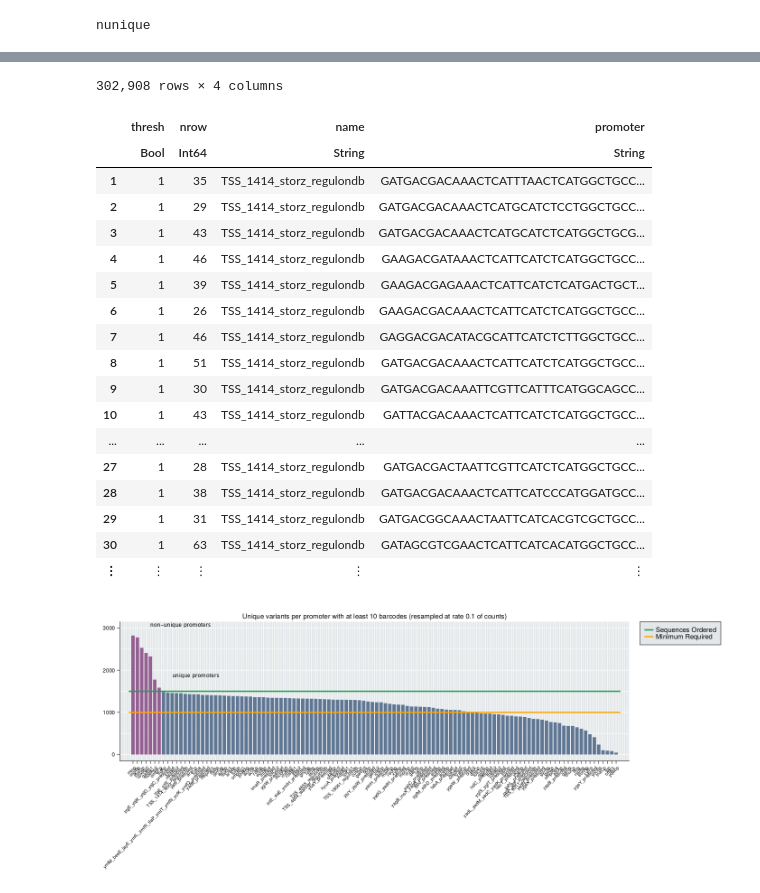
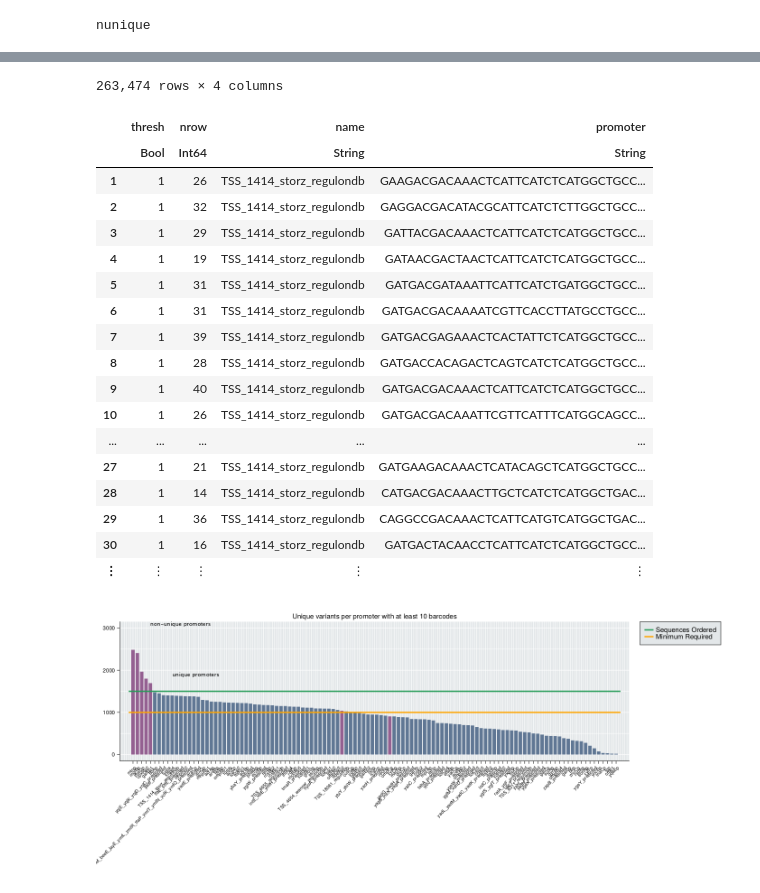
Before and after one commit to RPGroup-PBoC/Reg-Seq-2, a Jupyter notebook: code/processing/20220514_mapping/mapping_aligned_promoters.ipynb, the cells around one changed output, grey strips where cells are left out. Cells and saved outputs as stored; diff of their text form; code cells hidden in the pictures.

```diff
--- a/code/processing/20220514_mapping/mapping_aligned_promoters.ipynb
+++ b/code/processing/20220514_mapping/mapping_aligned_promoters.ipynb
@@ -60,15 +57,30 @@ df_wt = df_seqs[1:1501:119*1501, :]
 | ⋮ | ⋮ | ⋮ |
 # %% [markdown]
 Read in the mapped sequencing reads. Remove reads that could not be mapped to a certain promoter, and threshold promoter variants by number of unique barcodes identified.
+# %%
+df = DataFrame()
+for (root, dirs, files) in walkdir("../../../data/barcodes/20220514_mapping/100_per_gene_filtered/")
+    for file in files
+        if split(file, '.')[end] == "txt"
+            name = join(split(file, '_')[1:end-2], '_')
+            if name != "*"
+                _df = CSV.read(
+                    joinpath(root, file),
+                        DataFrame,
+                        types=Dict(
+                            "name" => String,
+                        )
+                    )
+                append!(
+                    df,
+                    _df
+                )
+            end
+        end
+    end
+end
 # %%
 # Import data file
-df = CSV.read(
-    "../../../data/barcodes/20220514_mapping/per_gene/*_filtered.txt",
-    DataFrame,
-    header=[:promoter, :barcode, :count, :name]
-)
-
-# Filter out unmapped sequences
 df = df[df.name .!= "*", :]
 
 # Count unique barcodes per promoter variant
@@ -76,4 +88,6 @@ df_bc = combine(groupby(df, [:promoter, :name]), nrow)[:, [:nrow, :name, :promot
 
 # Filter at 10 barcodes per variant
 insertcols!(df_bc, 1, :thresh => map(x -> x > 9, df_bc.nrow))
+df_bc.name |> unique
+CSV.write("../../../data/barcodes/20220514_mapping/mapped_barcodes.csv", df)
 # %% [output]
@@ -326,24 +340,24 @@ df_bc_re = combine(groupby(df_resample, [:promoter, :name]), nrow)[:, [:nrow, :n
 # Filter at 10 barcodes per variant
 insertcols!(df_bc_re, 1, :thresh => map(x -> x > 9, df_bc_re.nrow))
 # %% [output]
-302,908 rows × 4 columns
+263,474 rows × 4 columns
 |  | thresh | nrow | name | promoter |
 |  | Bool | Int64 | String | String |
-| 1 | 1 | 35 | TSS_1414_storz_regulondb | GATGACGACAAACTCATTTAACTCATGGCTGCC... |
-| 2 | 1 | 29 | TSS_1414_storz_regulondb | GATGACGACAAACTCATGCATCTCCTGGCTGCC... |
-| 3 | 1 | 43 | TSS_1414_storz_regulondb | GATGACGACAAACTCATGCATCTCATGGCTGCG... |
-| 4 | 1 | 46 | TSS_1414_storz_regulondb | GAAGACGATAAACTCATTCATCTCATGGCTGCC... |
-| 5 | 1 | 39 | TSS_1414_storz_regulondb | GAAGACGAGAAACTCATTCATCTCATGACTGCT... |
-| 6 | 1 | 26 | TSS_1414_storz_regulondb | GAAGACGACAAACTCATTCATCTCATGGCTGCC... |
-| 7 | 1 | 46 | TSS_1414_storz_regulondb | GAGGACGACATACGCATTCATCTCTTGGCTGCC... |
-| 8 | 1 | 51 | TSS_1414_storz_regulondb | GATGACGACAAACTCATTCATCTCATGGCTGCC... |
-| 9 | 1 | 30 | TSS_1414_storz_regulondb | GATGACGACAAATTCGTTCATTTCATGGCAGCC... |
-| 10 | 1 | 43 | TSS_1414_storz_regulondb | GATTACGACAAACTCATTCATCTCATGGCTGCC... |
+| 1 | 1 | 26 | TSS_1414_storz_regulondb | GAAGACGACAAACTCATTCATCTCATGGCTGCC... |
+| 2 | 1 | 32 | TSS_1414_storz_regulondb | GAGGACGACATACGCATTCATCTCTTGGCTGCC... |
+| 3 | 1 | 29 | TSS_1414_storz_regulondb | GATTACGACAAACTCATTCATCTCATGGCTGCC... |
+| 4 | 1 | 19 | TSS_1414_storz_regulondb | GATAACGACTAACTCATTCATCTCATGGCTGCC... |
+| 5 | 1 | 31 | TSS_1414_storz_regulondb | GATGACGATAAATTCATTCATCTGATGGCTGCC... |
+| 6 | 1 | 31 | TSS_1414_storz_regulondb | GATGACGACAAAATCGTTCACCTTATGCCTGCC... |
+| 7 | 1 | 39 | TSS_1414_storz_regulondb | GATGACGAGAAACTCACTATTCTCATGGCTGCC... |
+| 8 | 1 | 28 | TSS_1414_storz_regulondb | GATGACCACAGACTCAGTCATCTCATGGCTGCC... |
+| 9 | 1 | 40 | TSS_1414_storz_regulondb | GATGACGACAAACTCATTCATCTCATGGCTGCC... |
+| 10 | 1 | 26 | TSS_1414_storz_regulondb | GATGACGACAAATTCGTTCATTTCATGGCAGCC... |
 | ... | ... | ... | ... | ... |
-| 27 | 1 | 28 | TSS_1414_storz_regulondb | GATGACGACTAATTCGTTCATCTCATGGCTGCC... |
-| 28 | 1 | 38 | TSS_1414_storz_regulondb | GATGACGACAAACTCATTCATCCCATGGATGCC... |
-| 29 | 1 | 31 | TSS_1414_storz_regulondb | GATGACGGCAAACTAATTCATCACGTCGCTGCC... |
-| 30 | 1 | 63 | TSS_1414_storz_regulondb | GATAGCGTCGAACTCATTCATCACATGGCTGCC... |
+| 27 | 1 | 21 | TSS_1414_storz_regulondb | GATGAAGACAAACTCATACAGCTCATGGCTGCC... |
+| 28 | 1 | 14 | TSS_1414_storz_regulondb | CATGACGACAAACTTGCTCATCTCATGGCTGAC... |
+| 29 | 1 | 36 | TSS_1414_storz_regulondb | CAGGCCGACAAACTCATTCATGTCATGGCTGAC... |
+| 30 | 1 | 16 | TSS_1414_storz_regulondb | GATGACTACAACCTCATTCATCTCATGGCTGCC... |
 | ⋮ | ⋮ | ⋮ | ⋮ | ⋮ |
 # %%
 # Only keep variants that pass threshold
@@ -374,33 +388,33 @@ barplot!(
     1:nrow(df_unique_re),
     df_unique_re.promoter_num_unique,
     color=color,
     colormap=[
         "#607794",
         "#946091"
         ]
 )
 
 # =Label plot
 ax.xticks = (1:nrow(df_unique_re), df_unique_re.name)
 ax.xticklabelrotation = pi/4
 ax.yticklabelsize = 12
-ax.title = "Unique variants per promoter with at least 10 barcodes (resampled at rate 0.1 of counts)"
+ax.title = "Unique variants per promoter with at least 10 barcodes"
 ax.titlesize=15
 xlims!(-2, nrow(df_unique_re)+3)
 
 maxi = lines!(ax, [0, nrow(df_unique_re)+1], [1500, 1500], color="#239b56", linewidth=3)
 mini = lines!(ax, [0, nrow(df_unique_re)+1], [1000, 1000], color="orange", linewidth=3)
 Legend(
     fig[1, 2],
     [maxi, mini],
     ["Sequences Ordered", "Minimum Required"],
     valign = :top,
     labelsize=15
 )
 
 text!(ax, "non-unique promoters", position=(5, 3000), textsize=12, font="Lucida Sans")
 text!(ax, "unique promoters", position=(10, 1800), textsize=12, font="Lucida Sans")
-save("../../../figures/unique_bc_prom_0_1.pdf", fig)
+#save("../../../figures/unique_bc_prom_0_1.pdf", fig)
 display(fig)
 # %% [output]
-[figure, old version]
+[figure, new version]
```
Also changed, not shown: parts of 17 cells of this notebook, 14 other files.
